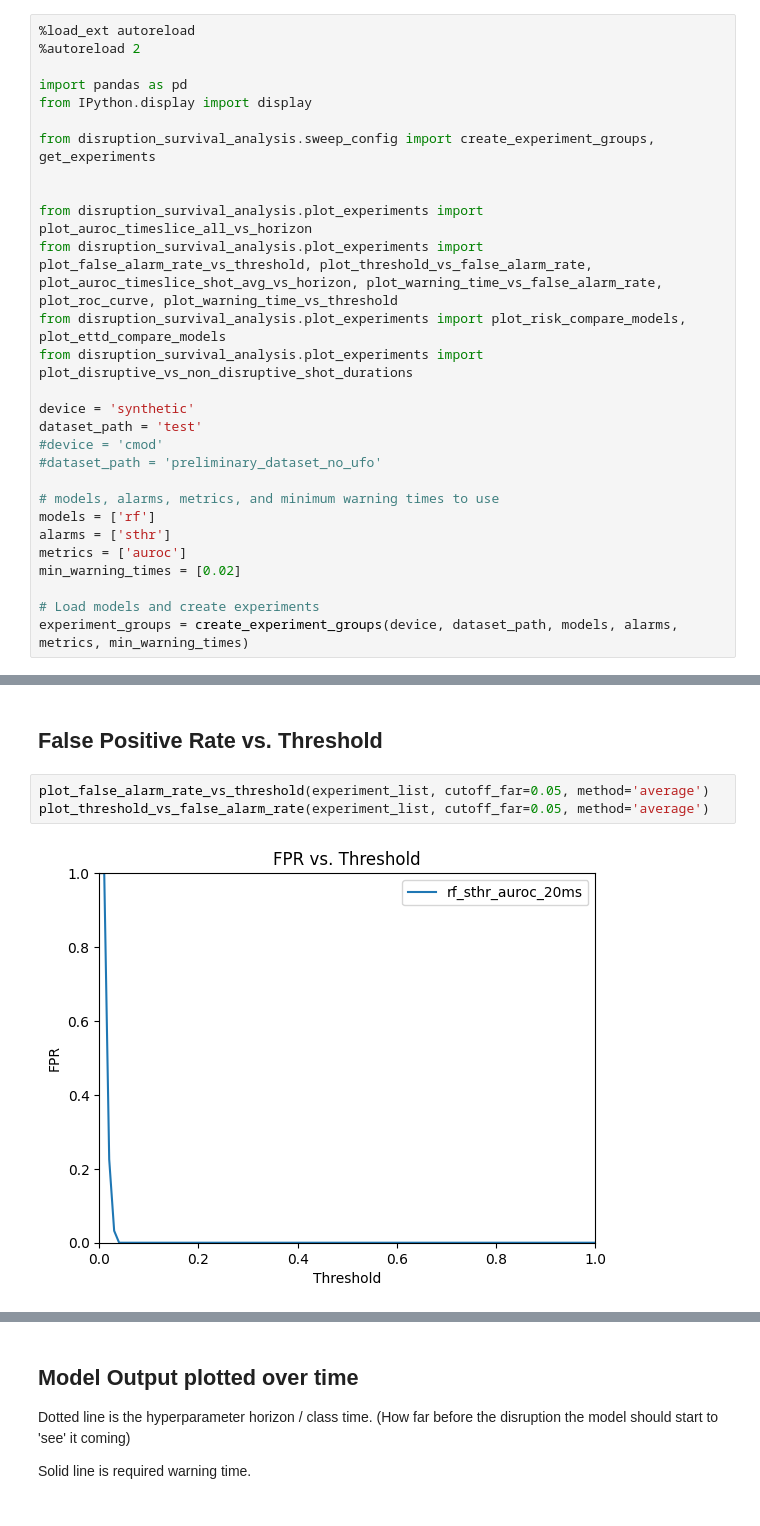
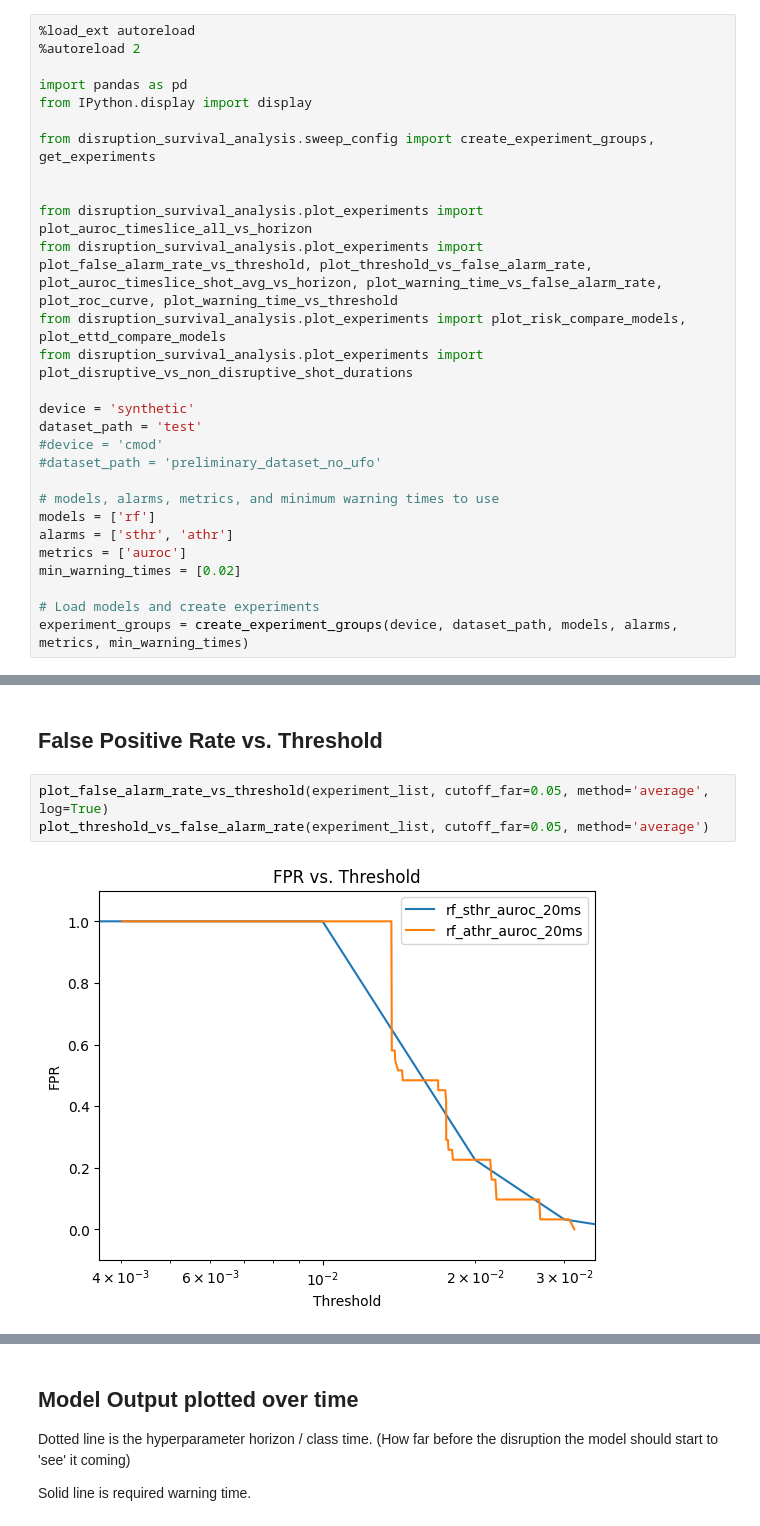
Before and after one commit to MIT-PSFC/disruption-survival-analysis, a Jupyter notebook: Run Experiments.ipynb, the cells around one changed output, grey strips where cells are left out. Cells and saved outputs as stored; diff of their text form.

Commit message:
Fixed bug with getting max f1 info for all threshold alarm, added log plot option to warning time vs threshold

```diff
--- a/Run Experiments.ipynb
+++ b/Run Experiments.ipynb
@@ -20,7 +20,7 @@ dataset_path = 'test'
 
 # models, alarms, metrics, and minimum warning times to use
 models = ['rf']
-alarms = ['sthr']
+alarms = ['sthr', 'athr']
 metrics = ['auroc']
 min_warning_times = [0.02]
 
@@ -90,7 +98,7 @@ plot_warning_time_vs_threshold(experiment_list, cutoff_far=0.05, method='median'
 # %% [markdown]
 ## False Positive Rate vs. Threshold
 # %%
-plot_false_alarm_rate_vs_threshold(experiment_list, cutoff_far=0.05, method='average')
+plot_false_alarm_rate_vs_threshold(experiment_list, cutoff_far=0.05, method='average', log=True)
 plot_threshold_vs_false_alarm_rate(experiment_list, cutoff_far=0.05, method='average')
 # %% [output]
-[figure, old version]
+[figure, new version]
```
Also changed, not shown: parts of 7 cells of this notebook, 2 other files.
